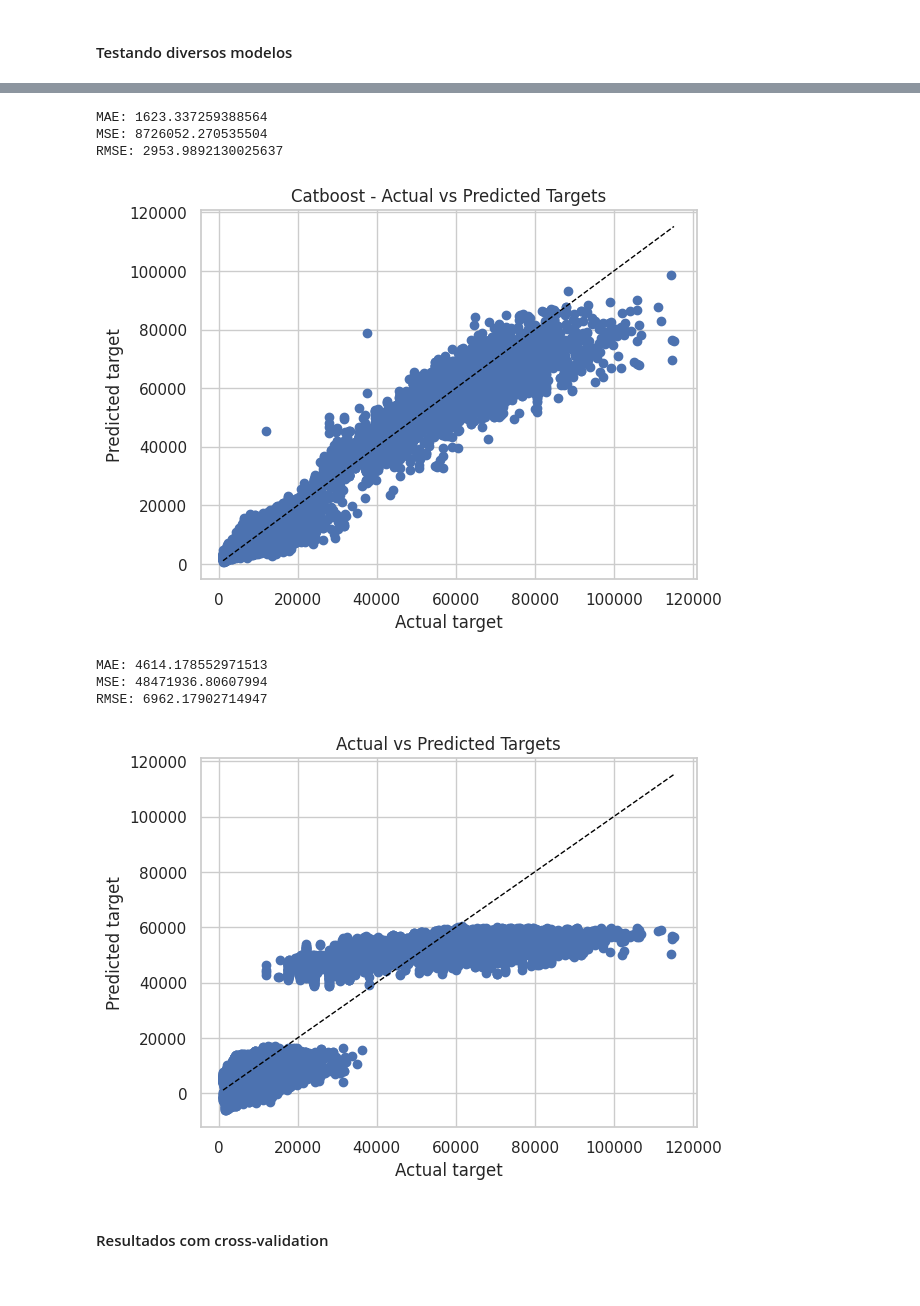
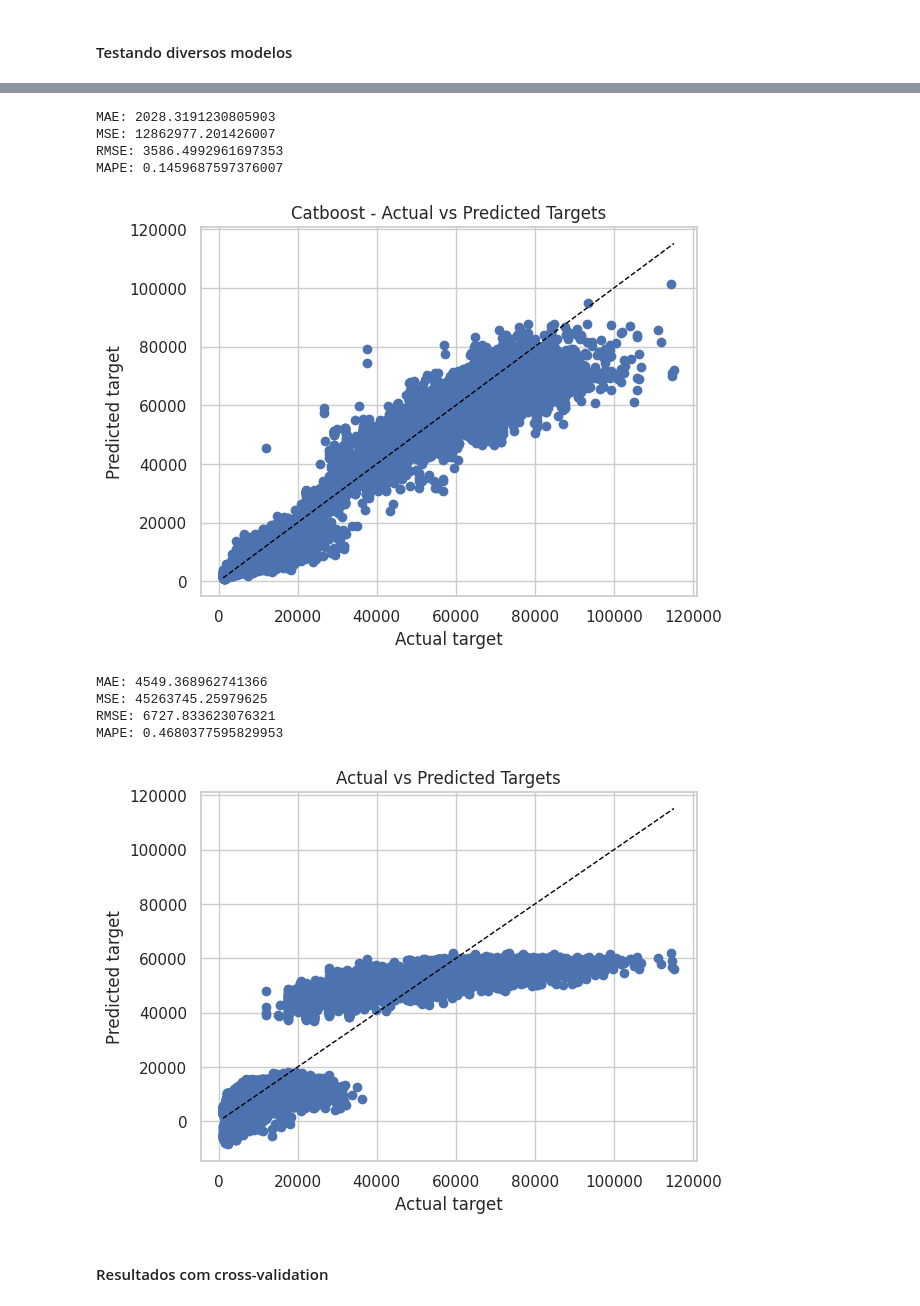
Before and after one commit to lhayana/flight-price-prediction, a Jupyter notebook: Flight_Price_Prediction.ipynb, the cells around one changed output, grey strips where cells are left out. Drawn from its saved outputs; the diff is of its cells as text; code cells hidden in the pictures.

```diff
--- a/Flight_Price_Prediction.ipynb
+++ b/Flight_Price_Prediction.ipynb
@@ -196,11 +256,11 @@ Index(['airline', 'flight', 'source_city', 'departure_time', 'stops',
 # %%
 numerical_features= ['duration','days_left']
 
-categorical_features = ['airline', 'flight', 'source_city', 'departure_time', 'stops',
+categorical_features = ['airline', 'source_city', 'departure_time', 'stops',
        'arrival_time', 'destination_city', 'class', 'route']
 # %%
-features = ['airline', 'flight', 'source_city', 'departure_time', 'stops',
-       'arrival_time', 'destination_city', 'class', 'duration', 'days_left', 'route']
+features = ['airline', 'source_city', 'departure_time', 'stops',
+       'arrival_time', 'destination_city', 'class', 'duration', 'days_left', 'route'] # todas as variáveis, menos o código do vôo
 
 target = 'price'
 # %%
@@ -325,6 +385,7 @@ y_pred = pipe_cat.predict(X_test)
 print(f"MAE: {mean_absolute_error(y_test, y_pred)}")
 print(f"MSE: {mean_squared_error(y_test, y_pred)}")
 print(f"RMSE: {mean_squared_error(y_test, y_pred)**0.5}")
+print(f"MAPE: {mean_absolute_percentage_error(y_test, y_pred)}")
 
 y_test.mean()
 
@@ -335,40 +396,52 @@ plt.ylabel('Predicted target')
 plt.title('Catboost - Actual vs Predicted Targets')
 plt.show()
 # %% [output]
-MAE: 1623.337259388564
-MSE: 8726052.270535504
-RMSE: 2953.9892130025637
+MAE: 2028.3191230805903
+MSE: 12862977.201426007
+RMSE: 3586.4992961697353
+MAPE: 0.1459687597376007
-[figure, old version]
+[figure, new version]
 # %%
 # Regressão Ridge
 
 from sklearn.linear_model import Ridge
 ridge = Ridge()
+
+categorical_transformer_ridge = Pipeline(steps=[("encoder", OneHotEncoder(handle_unknown="ignore"))]) # encoder diferente
+
+preprocessor_ridge = ColumnTransformer(transformers=[
+    ('num', numerical_transformer, numerical_features),
+    ("cat", categorical_transformer_ridge, categorical_features)
+])
+
 pipe_ridge = Pipeline(steps=[
-    ('preprocessor', preprocessor),
+    ('preprocessor', preprocessor_ridge),
     ('model', ridge)
 ])
+
 pipe_ridge.fit(X_train, y_train)
 
 y_pred = pipe_ridge.predict(X_test)
 
 print(f"MAE: {mean_absolute_error(y_test, y_pred)}")
 print(f"MSE: {mean_squared_error(y_test, y_pred)}")
 print(f"RMSE: {mean_squared_error(y_test, y_pred)**0.5}")
+print(f"MAPE: {mean_absolute_percentage_error(y_test, y_pred)}")
 
 y_test.mean()
 
 plt.scatter(y_test, y_pred)
 plt.plot([min(y_test), max(y_test)], [min(y_test), max(y_test)], '--', color='black', linewidth=1)
 plt.xlabel('Actual target')
 plt.ylabel('Predicted target')
 plt.title('Actual vs Predicted Targets')
 plt.show()
 # %% [output]
-MAE: 4614.178552971513
-MSE: 48471936.80607994
-RMSE: 6962.17902714947
+MAE: 4549.368962741366
+MSE: 45263745.25979625
+RMSE: 6727.833623076321
+MAPE: 0.4680377595829953
-[figure, old version]
+[figure, new version]
 # %% [markdown]
 #### Resultados com cross-validation
 # %%
```
Also changed, not shown: parts of 21 cells of this notebook.
